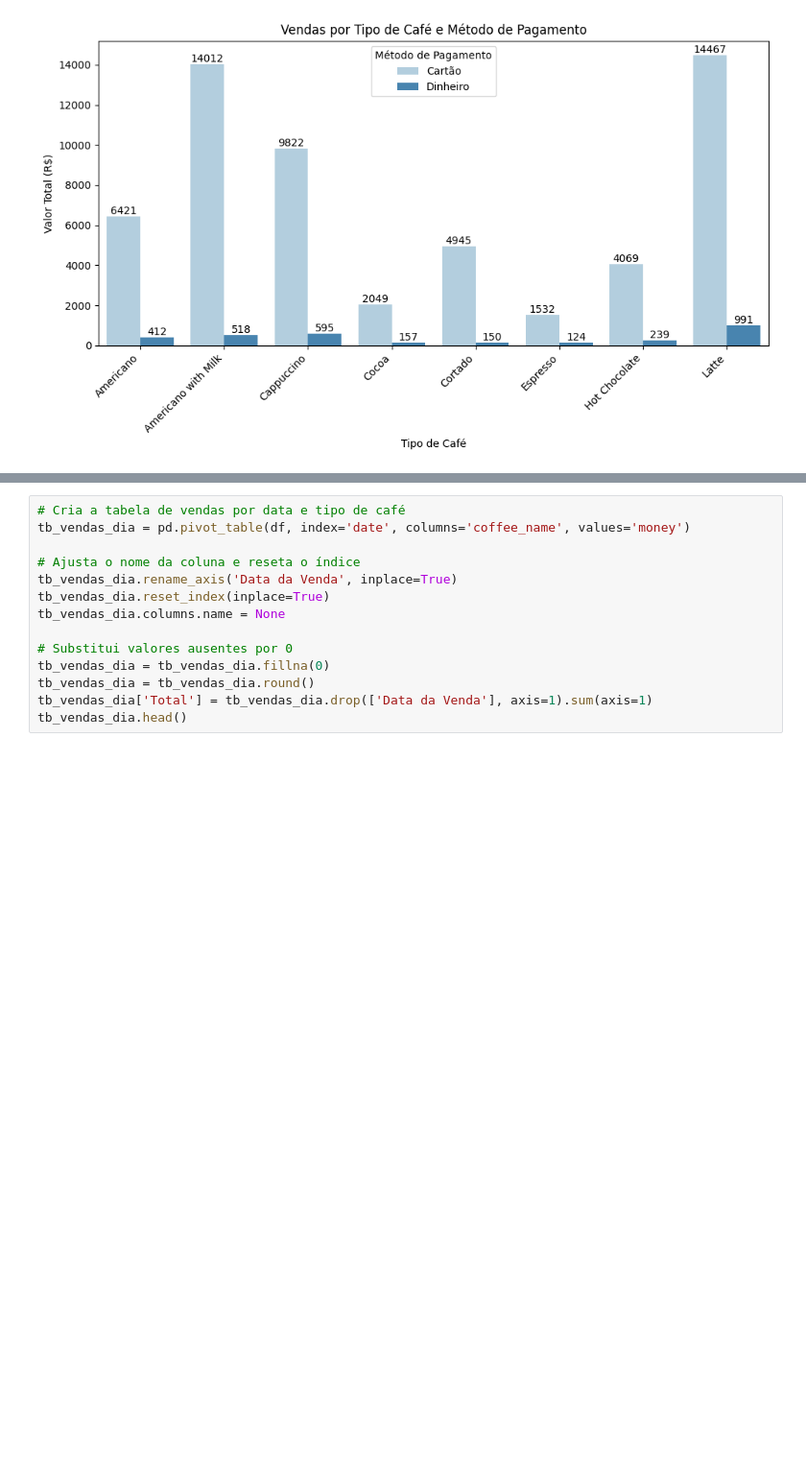
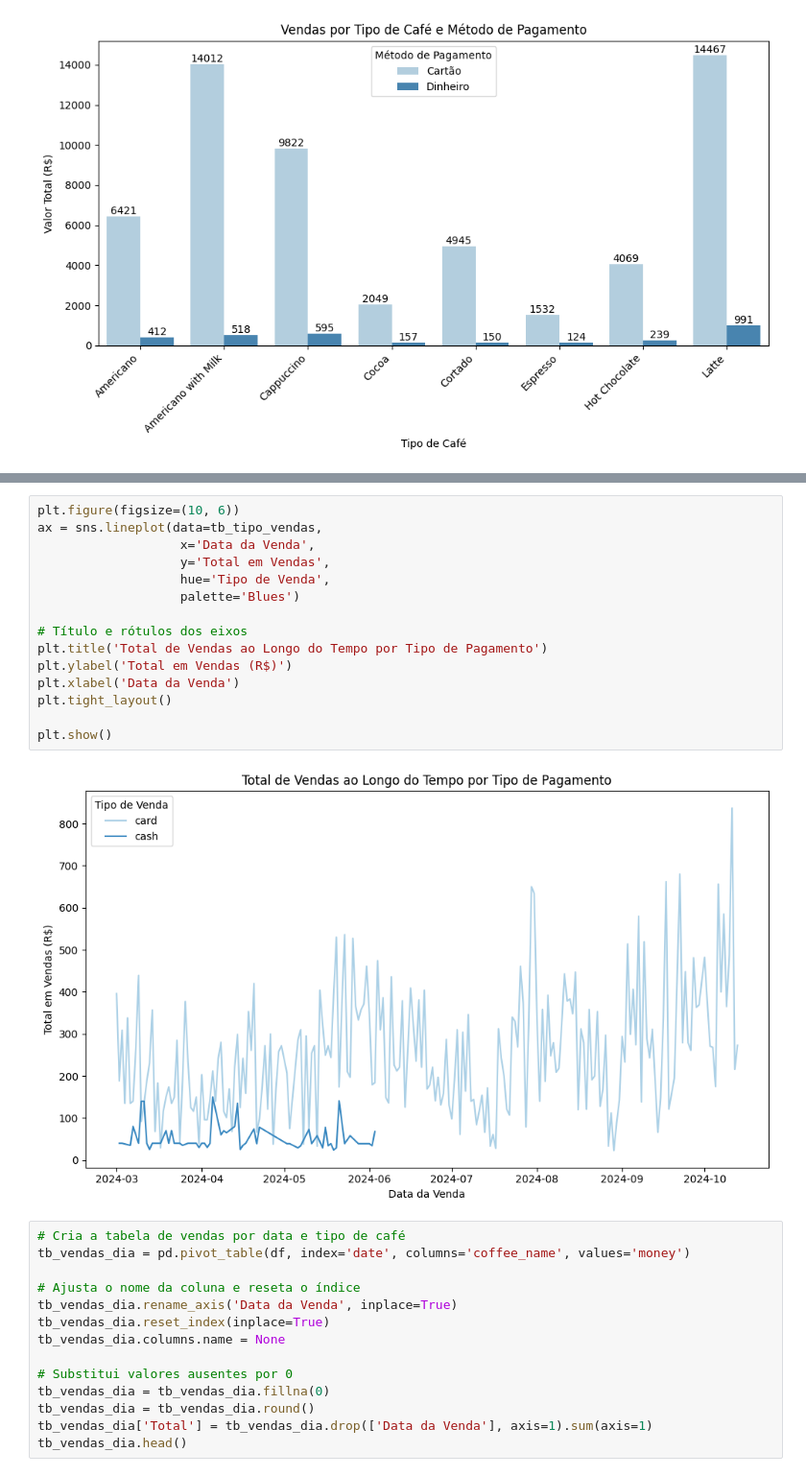
Before and after one commit to ryanrodr/coffee-sales-analysis, a Jupyter notebook: notebooks/analise_exploratoria.ipynb, the cells around one changed output, grey strips where cells are left out. Shown: that part at 96% size. Drawn from its saved outputs; the diff is of its cells as text; blank space fills up the shorter version.

```diff
--- a/notebooks/analise_exploratoria.ipynb
+++ b/notebooks/analise_exploratoria.ipynb
@@ -212,3 +235,20 @@ plt.show()
+# %%
+plt.figure(figsize=(10, 6))
+ax = sns.lineplot(data=tb_tipo_vendas,
+                   x='Data da Venda',
+                   y='Total em Vendas',
+                   hue='Tipo de Venda',
+                   palette='Blues')
+
+# Título e rótulos dos eixos
+plt.title('Total de Vendas ao Longo do Tempo por Tipo de Pagamento')
+plt.ylabel('Total em Vendas (R$)')
+plt.xlabel('Data da Venda')
+plt.tight_layout()
+
+plt.show()
+# %% [output]
+[figure, added]
 # %%
 # Cria a tabela de vendas por data e tipo de café
 tb_vendas_dia = pd.pivot_table(df, index='date', columns='coffee_name', values='money')
```
Also changed, not shown: parts of 3 cells of this notebook.
